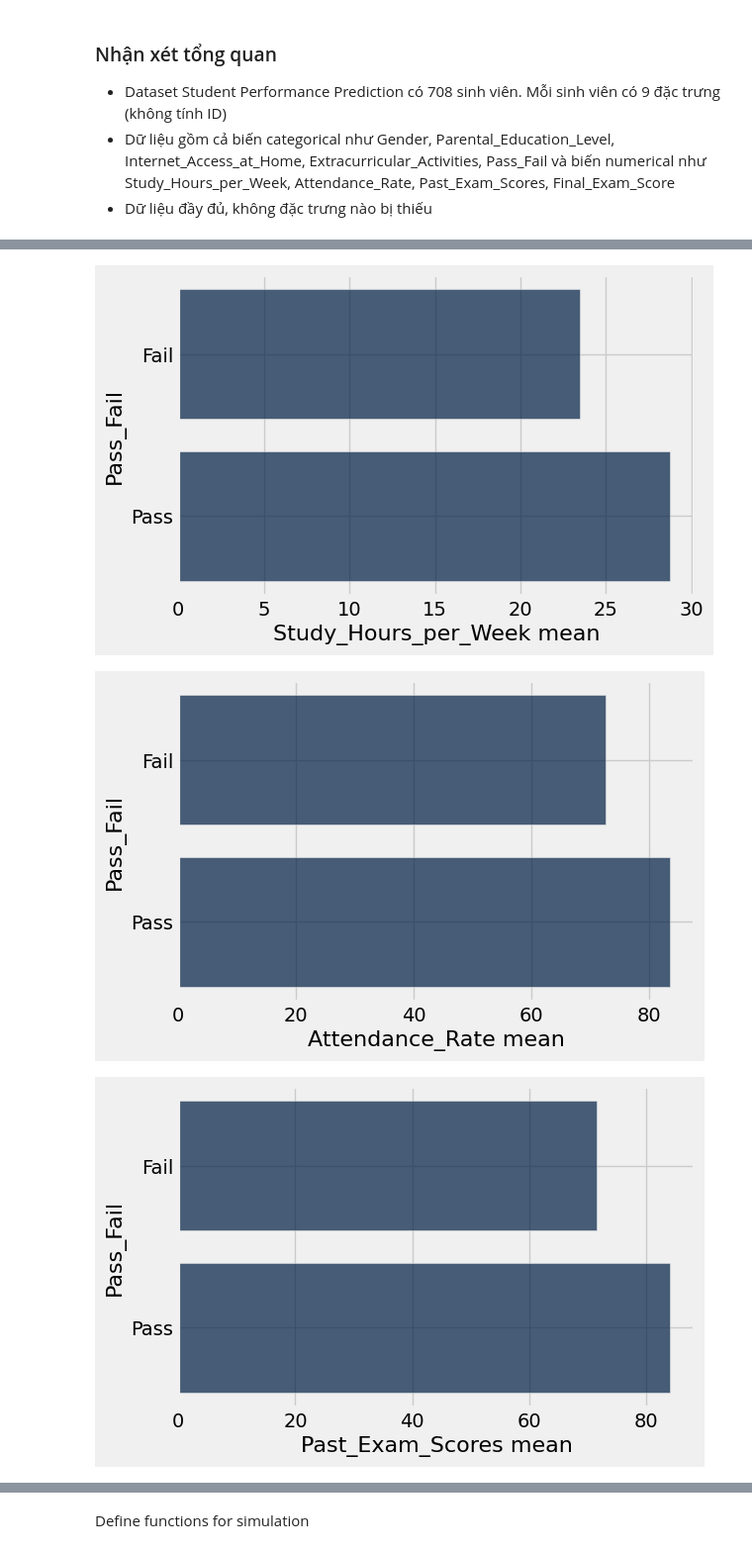
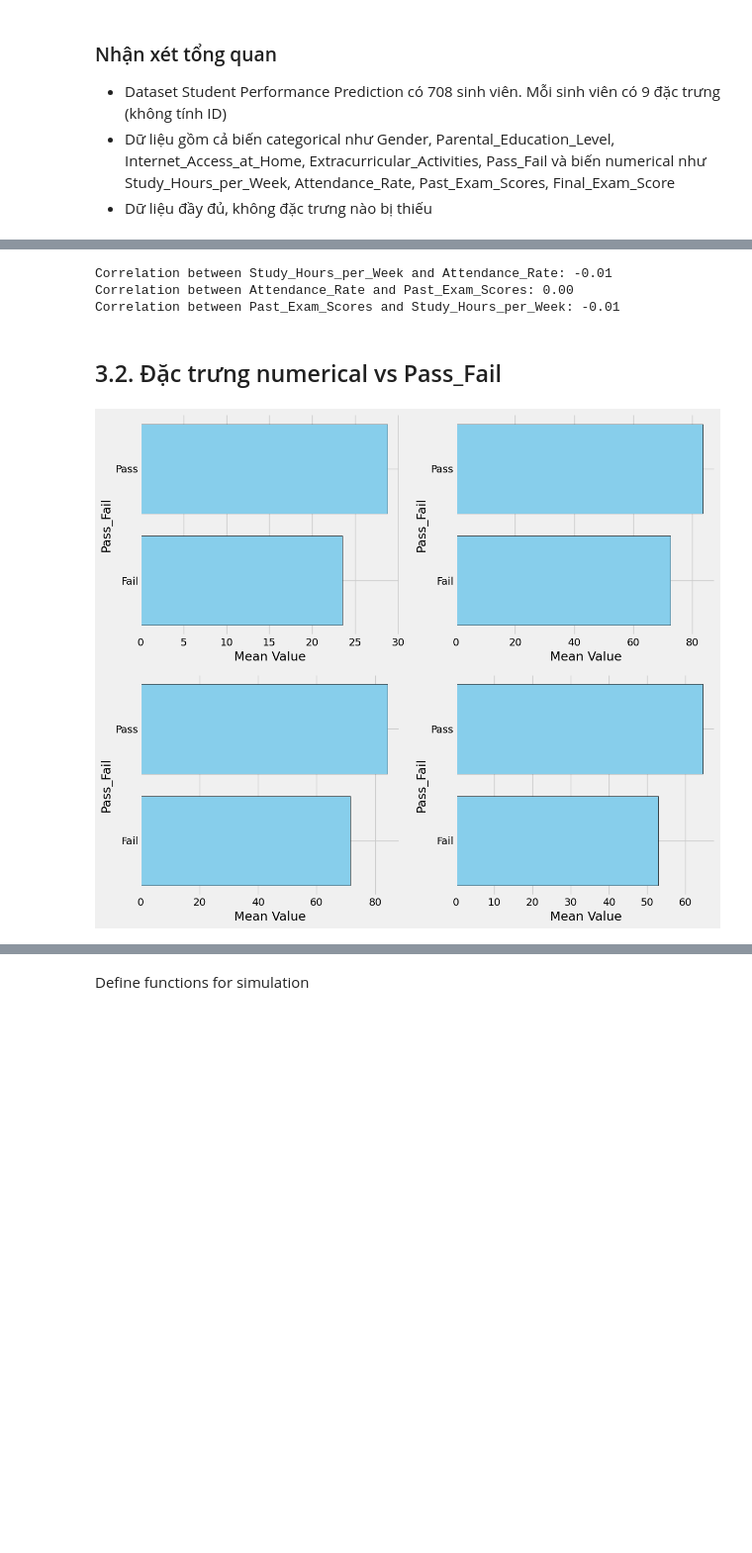
Before and after one commit to anizme/UET_DataScience_Prj, a Jupyter notebook: explore_spp_data.ipynb, the cells around one changed output, grey strips where cells are left out. Shown at 99% size. Drawn from its saved outputs; the diff is of its cells as text; code cells hidden in the pictures; blank space fills up the shorter version.

```diff
--- a/explore_spp_data.ipynb
+++ b/explore_spp_data.ipynb
@@ -179,28 +245,0 @@ Trực quan hóa phân bố 1 biến numerical -> sử dụng Histogram
-# %%
-# Chọn các cột numerical để phân tích
-spp_numeric_cols = ['Study_Hours_per_Week', 'Attendance_Rate', 'Past_Exam_Scores', 'Final_Exam_Score']
-# %%
-# Tạo bảng thống kê mô tả
-def describe_column(col):
-    data = original_spp.column(col)
-    return [
-        np.min(data),
-        np.max(data),
-        np.mean(data),
-        np.median(data),
-        np.std(data)
-    ]
-
-summary = Table().with_columns(
-    'Column', spp_numeric_cols,
-    'Min', [describe_column(col)[0] for col in spp_numeric_cols],
-    'Max', [describe_column(col)[1] for col in spp_numeric_cols],
-    'Mean', [describe_column(col)[2] for col in spp_numeric_cols],
-    'Median', [describe_column(col)[3] for col in spp_numeric_cols],
-    'Std Dev', [describe_column(col)[4] for col in spp_numeric_cols]
-)
-
-summary.show()
-
-for col in spp_numeric_cols:
-    original_spp.hist(col, bins=10)
@@ -251,7 +341,28 @@ Using Bar chart
+# %%
+print(f"Correlation between Study_Hours_per_Week and Attendance_Rate: {correlation(original_spp, 'Study_Hours_per_Week', 'Attendance_Rate'):.2f}")
+print(f"Correlation between Attendance_Rate and Past_Exam_Scores: {correlation(original_spp, 'Attendance_Rate', 'Past_Exam_Scores'):.2f}")
+print(f"Correlation between Past_Exam_Scores and Study_Hours_per_Week: {correlation(original_spp, 'Past_Exam_Scores', 'Study_Hours_per_Week'):.2f}")
+# %% [output]
+Correlation between Study_Hours_per_Week and Attendance_Rate: -0.01
+Correlation between Attendance_Rate and Past_Exam_Scores: 0.00
+Correlation between Past_Exam_Scores and Study_Hours_per_Week: -0.01
+# %% [markdown]
+## 3.2. Đặc trưng numerical vs Pass_Fail
 # %%
-for col in spp_numeric_cols:
-    original_spp.select('Pass_Fail', col).group('Pass_Fail', np.mean).barh('Pass_Fail')
+# Vẽ barh plot cho các cột numerical theo nhóm Pass/Fail trong lưới 2x2
+def barh_plots_2x2(numerical_cols, group_col):
+    fig, axes = plt.subplots(2, 2, figsize=(12, 10))
+    axes = axes.flatten()
+
+    for i, col in enumerate(numerical_cols):
+        grouped_data = original_spp.select(group_col, col).group(group_col, np.mean)
+        axes[i].barh(grouped_data.column(group_col), grouped_data.column(f'{col} mean'), color='skyblue', edgecolor='black')
+        axes[i].set_xlabel('Mean Value')
+        axes[i].set_ylabel(group_col)
+
+    plt.tight_layout()
+    plt.show()
+
+barh_plots_2x2(spp_numeric_cols, 'Pass_Fail')
 # %% [output]
-[figure, old version]
+[figure, new version]
-[figure, removed]
-[figure, removed]
```
Also changed, not shown: parts of 91 cells of this notebook.
